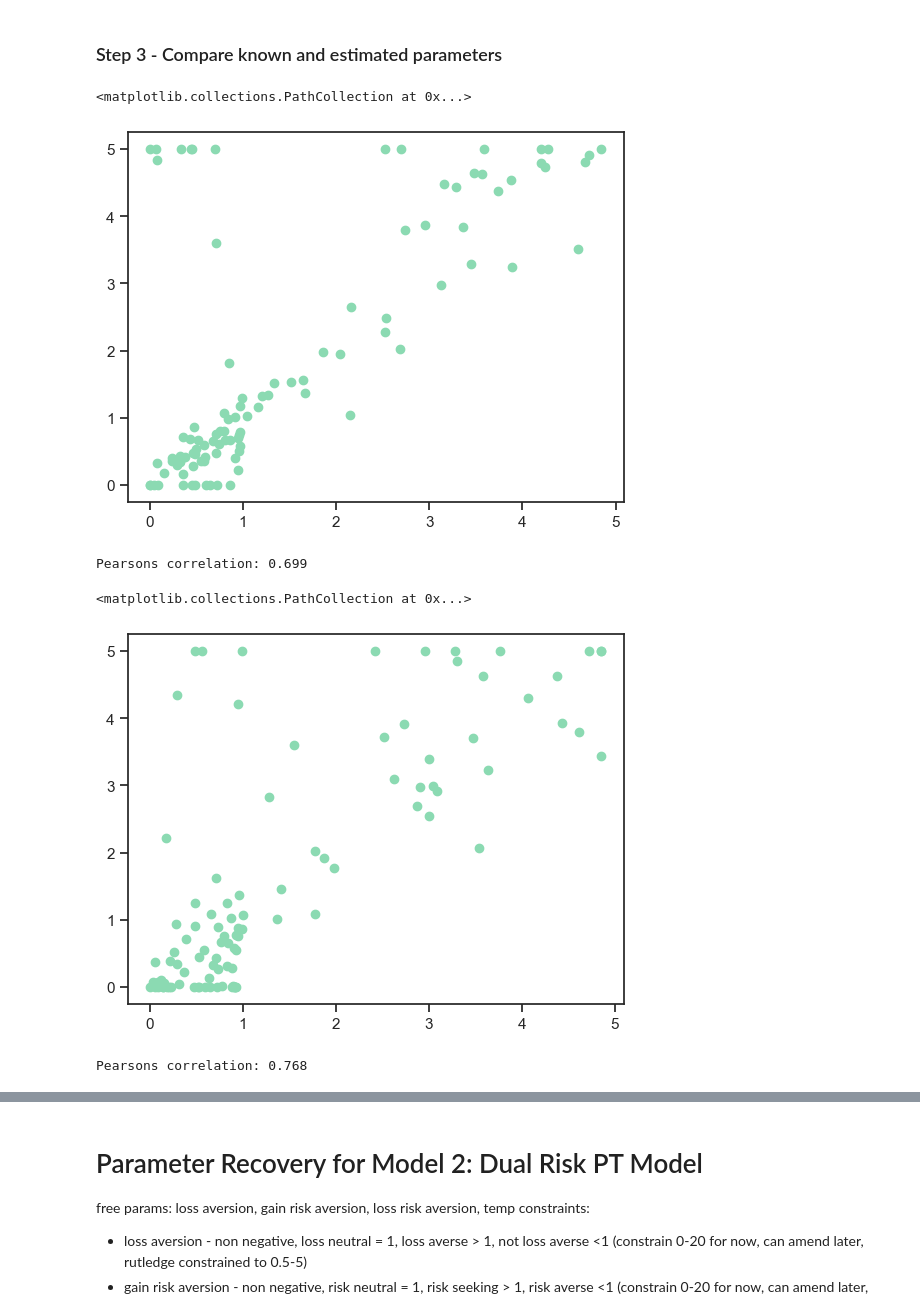
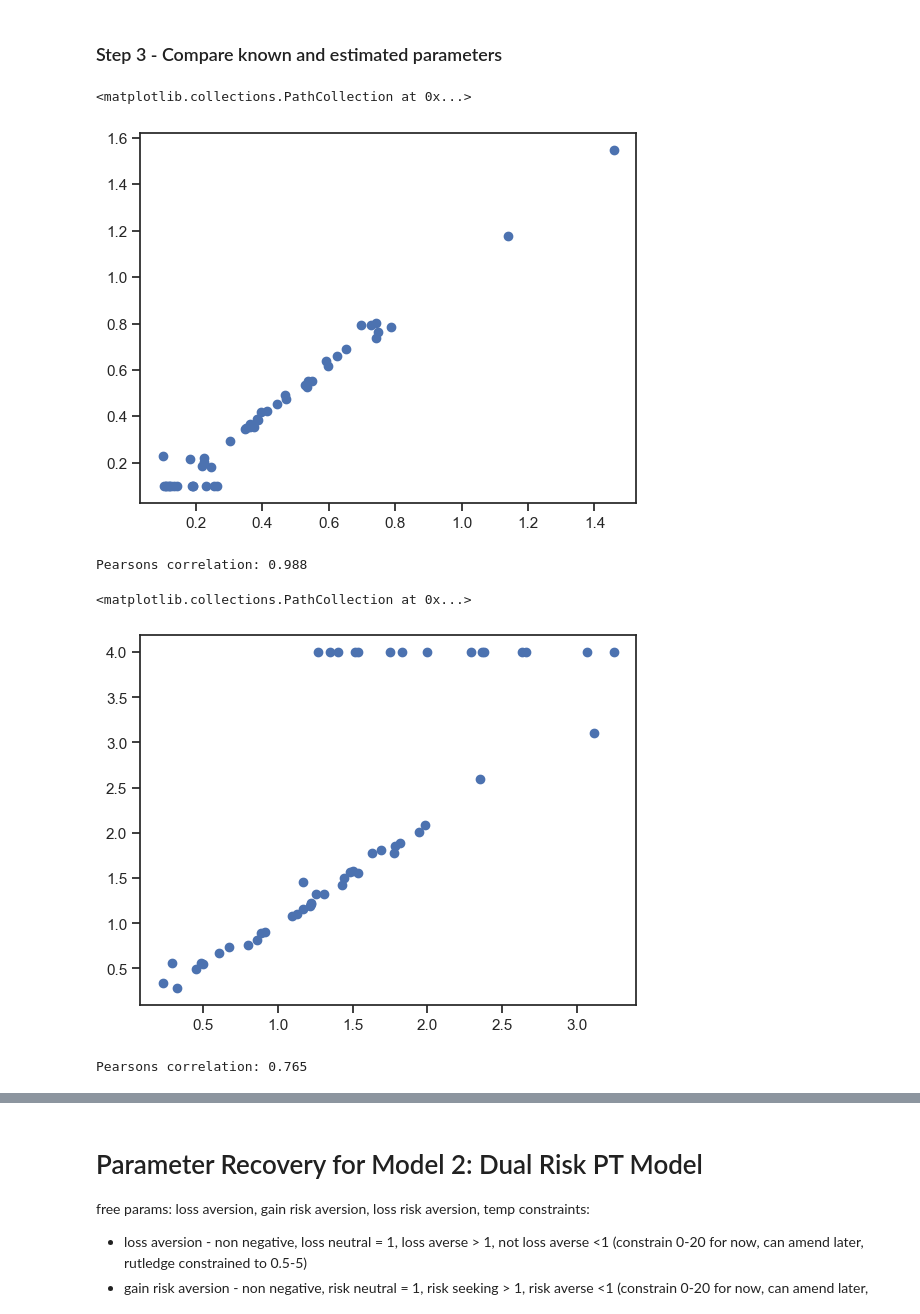
Before and after one commit to aliefink/swb_behav_models, a Jupyter notebook: scripts/swb_pt_param_recovery.ipynb, the cells around one changed output, grey strips where cells are left out. Saved outputs shown, nothing was run; the diff lists cells and outputs as text; code cells hidden in the pictures.

```diff
--- a/scripts/swb_pt_param_recovery.ipynb
+++ b/scripts/swb_pt_param_recovery.ipynb
@@ -535,3 +529,5 @@ dual_risk_pt_sim_df = SWB_modeling_utils.pt_dual_risk_simulation((risk_aversion_
+# %%
+dual_risk_pt_sim_df = SWB_modeling_utils.simulate_dual_risk_pt((risk_gain_dual_sim_init,risk_loss_dual_sim_init,loss_dual_sim_init,temp_dual_sim_init),number_of_reps,number_of_trials)
 # %%
 dual_risk_pt_sim_df
 # %% [output]
@@ -799,18 +781,19 @@ constraints:
 # %%
 #param recovery step 1 - simulation with known parameters
 number_of_trials = 150
-number_of_reps = 100
+number_of_reps = 50
 
-risk_aversion = param_init(n_values=1, n_iter=number_of_reps, upper_bound=5, lower_bound=0, method='rand')
-loss_aversion = param_init(n_values=1, n_iter=number_of_reps, upper_bound=5, lower_bound=0, method='rand')
-inverse_temp = param_init(n_values=1, n_iter=number_of_reps, upper_bound=10, lower_bound=0, method='rand')
+#simulate with beta distribution assumptions based on Charpentier data
+risk_aversion_base = SWB_modeling_utils.param_init(n_values=1, n_iter=number_of_reps, upper_bound=3, lower_bound=0.1, method='beta',beta_shape=[1,9])
+loss_aversion_base = SWB_modeling_utils.param_init(n_values=1, n_iter=number_of_reps, upper_bound=4, lower_bound=0.1, method='beta',beta_shape=[2,4])
+inverse_temp_base = SWB_modeling_utils.param_init(n_values=1, n_iter=number_of_reps, upper_bound=20, lower_bound=0.1, method='beta',beta_shape=[1,8])
 # %%
 df_base_pt = {}
 
 for r in range(number_of_reps):
-    risk = risk_aversion[r]
-    loss = loss_aversion[r]
-    temp = inverse_temp[r]
+    risk = risk_aversion_base[r]
+    loss = loss_aversion_base[r]
+    temp = inverse_temp_base[r]
 
-    base_prospect_sim = SWB_modeling_utils.pt_base_simulation((risk,loss,temp),1,number_of_trials)
+    base_prospect_sim = SWB_modeling_utils.simulate_base_pt((risk,loss,temp),1,number_of_trials)
     df_base_pt[r] = base_prospect_sim
@@ -819,19 +812,20 @@ for r in range(number_of_reps):
 # %%
 #param recovery step 2 - estimate params with simulated dataset
 base_pt_recovery_dict = {}
-risk_estimations = []
-loss_estimations = []
-temp_estimations = []
+risk_estimations_base = []
+loss_estimations_base = []
+temp_estimations_base = []
+bounds=(0.1,3),(0.1,4),(0.1,20)
 for r in range(number_of_reps):
     df = df_base_pt[r]
     #free parameters: risk aversion, loss aversion, inverse temperature
-    risk_inits = param_init(n_values=1, n_iter=3, upper_bound=5, lower_bound=0, method='rand')
-    loss_inits = param_init(n_values=1, n_iter=3, upper_bound=5, lower_bound=0, method='rand')
-    temp_inits = param_init(n_values=1, n_iter=3, upper_bound=10, lower_bound=0, method='rand')
-    risk_est, loss_est, temp_est, bic_est, optim_inits = SWB_modeling_utils.recover_base_pt(df,risk_inits,loss_inits,temp_inits)
-    risk_estimations.append(risk_est)
-    loss_estimations.append(loss_est)
-    temp_estimations.append(temp_est)
+    risk_inits = SWB_modeling_utils.param_init(n_values=1, n_iter=5, upper_bound=3, lower_bound=0.1, method='beta',beta_shape=[1,9])
+    loss_inits = SWB_modeling_utils.param_init(n_values=1, n_iter=5, upper_bound=4, lower_bound=0.1, method='beta',beta_shape=[2,4])
+    temp_inits = SWB_modeling_utils.param_init(n_values=1, n_iter=5, upper_bound=20, lower_bound=0.1, method='beta',beta_shape=[1,8])
+    risk_est, loss_est, temp_est, bic_est, optim_inits = SWB_modeling_utils.run_base_pt(df,risk_inits,loss_inits,temp_inits,bounds=bounds)
+    risk_estimations_base.append(risk_est)
+    loss_estimations_base.append(loss_est)
+    temp_estimations_base.append(temp_est)
     base_pt_recovery_dict[r] = {'risk_estimation':risk_est,
                                 'loss_estimation':loss_est,
                                 'temp_estimation':temp_est,
@@ -844,30 +905,30 @@ for r in range(number_of_reps):
 # %%
 #plot estimated risk aversion parameters with known risk aversion parameters
 
-plt.scatter(risk_aversion, risk_estimations)
+plt.scatter(risk_aversion_base, risk_estimations_base)
 # %% [output]
 <matplotlib.collections.PathCollection at 0x...>
-[figure, old version]
+[figure, new version]
 # %%
 from scipy.stats import pearsonr
-risk = risk_aversion.reshape(100)
-corr, _ = pearsonr(risk, risk_estimations)
+risk_base = risk_aversion_base.reshape(50)
+corr, _ = pearsonr(risk_base, risk_estimations_base)
 print('Pearsons correlation: %.3f' % corr)
 # %% [output]
-Pearsons correlation: 0.699
+Pearsons correlation: 0.988
 # %%
 #plot estimated loss aversion parameters with known loss aversion parameters
-plt.scatter(loss_aversion, loss_estimations)
+plt.scatter(loss_aversion_base, loss_estimations_base)
 # %% [output]
 <matplotlib.collections.PathCollection at 0x...>
-[figure, old version]
+[figure, new version]
 # %%
 from scipy.stats import pearsonr
-loss = loss_aversion.reshape(100)
-corr, _ = pearsonr(loss, loss_estimations)
+loss_base = loss_aversion_base.reshape(50)
+corr, _ = pearsonr(loss_base, loss_estimations_base)
 print('Pearsons correlation: %.3f' % corr)
 # %% [output]
-Pearsons correlation: 0.768
+Pearsons correlation: 0.765
 # %%
 #plot estimated inverse temp parameters with known inverse temp parameters
 
```
Also changed, not shown: parts of 64 cells of this notebook, 23 other files.
